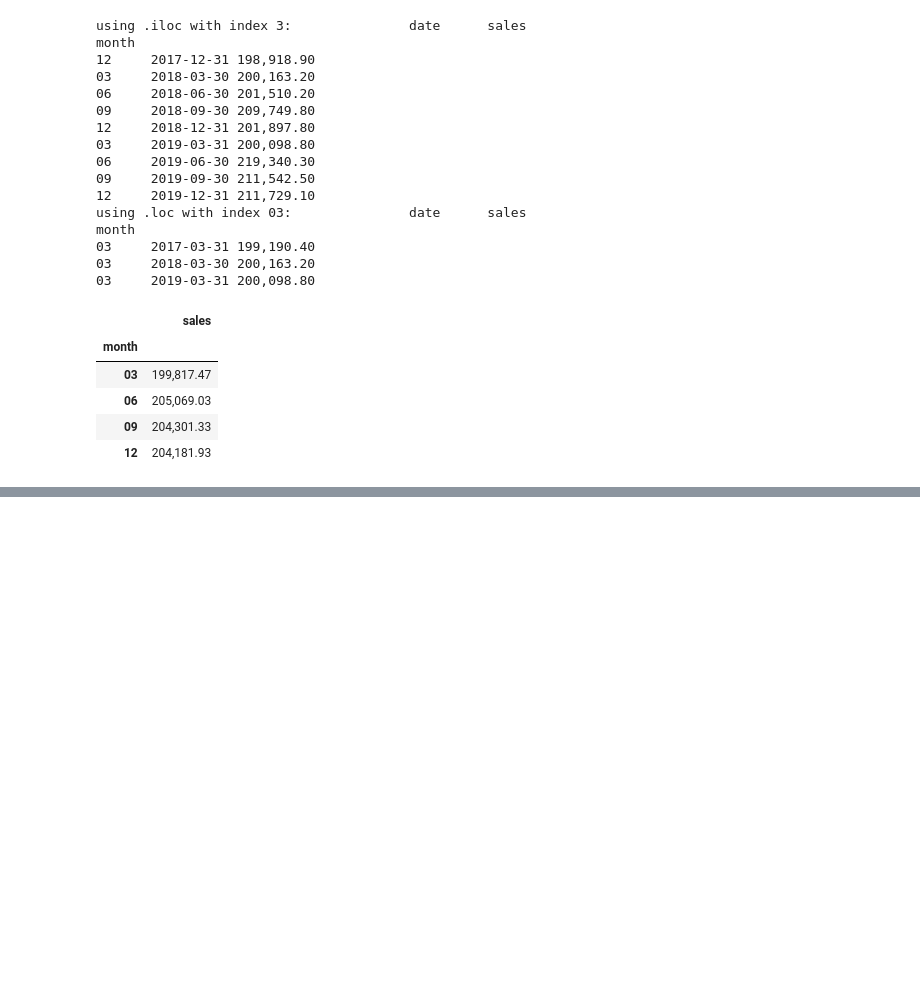
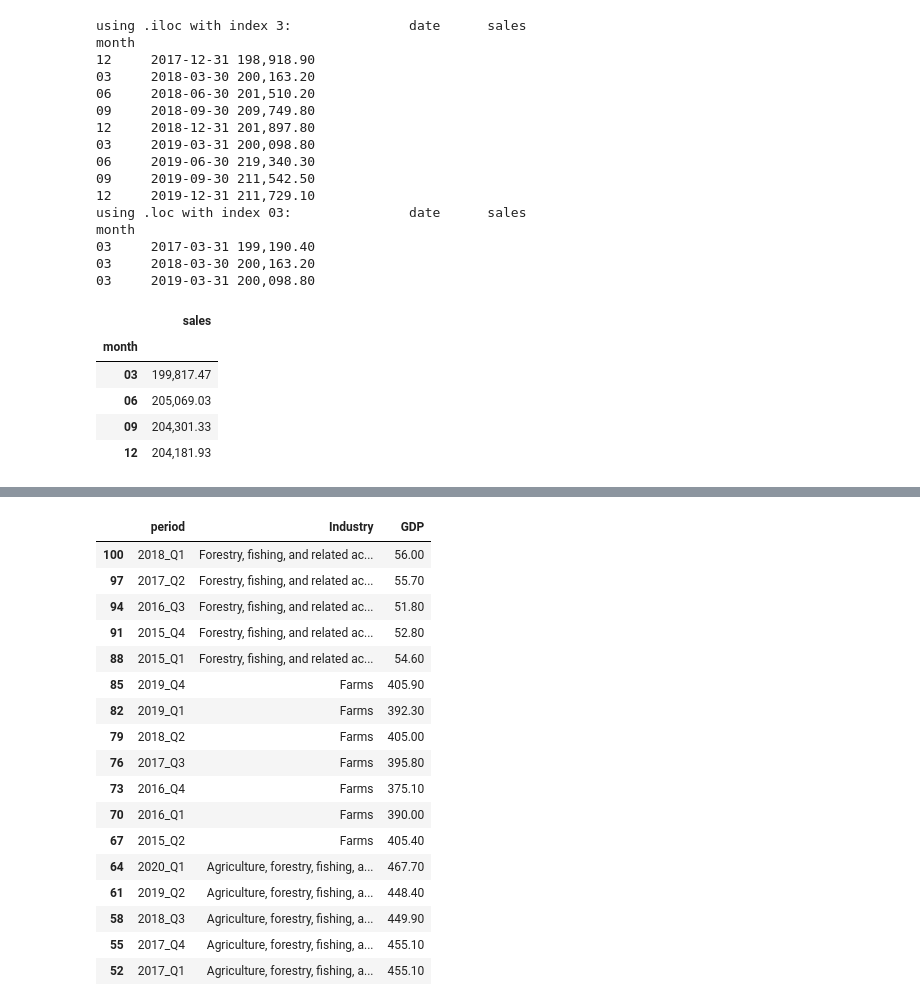
Before and after one commit to mlhudson1/CIDM4310-70_Pandas, a Jupyter notebook: Chapter5.ipynb, the cells around one changed output, grey strips where cells are left out. Saved outputs shown, nothing was run; the diff lists cells and outputs as text; code cells hidden in the pictures; blank space fills up the shorter version.

```diff
--- a/Chapter5.ipynb
+++ b/Chapter5.ipynb
@@ -543,0 +583,21 @@ sales_data.groupby('month').mean()
+# %%
+GDP_by_industry[100:50:-3]
+# %% [output]
+|  | period | Industry | GDP |
+| 100 | 2018_Q1 | Forestry, fishing, and related ac... | 56.00 |
+| 97 | 2017_Q2 | Forestry, fishing, and related ac... | 55.70 |
+| 94 | 2016_Q3 | Forestry, fishing, and related ac... | 51.80 |
+| 91 | 2015_Q4 | Forestry, fishing, and related ac... | 52.80 |
+| 88 | 2015_Q1 | Forestry, fishing, and related ac... | 54.60 |
+| 85 | 2019_Q4 | Farms | 405.90 |
+| 82 | 2019_Q1 | Farms | 392.30 |
+| 79 | 2018_Q2 | Farms | 405.00 |
+| 76 | 2017_Q3 | Farms | 395.80 |
+| 73 | 2016_Q4 | Farms | 375.10 |
+| 70 | 2016_Q1 | Farms | 390.00 |
+| 67 | 2015_Q2 | Farms | 405.40 |
+| 64 | 2020_Q1 | Agriculture, forestry, fishing, a... | 467.70 |
+| 61 | 2019_Q2 | Agriculture, forestry, fishing, a... | 448.40 |
+| 58 | 2018_Q3 | Agriculture, forestry, fishing, a... | 449.90 |
+| 55 | 2017_Q4 | Agriculture, forestry, fishing, a... | 455.10 |
+| 52 | 2017_Q1 | Agriculture, forestry, fishing, a... | 455.10 |
```
Also changed, not shown: parts of 3 cells of this notebook.
